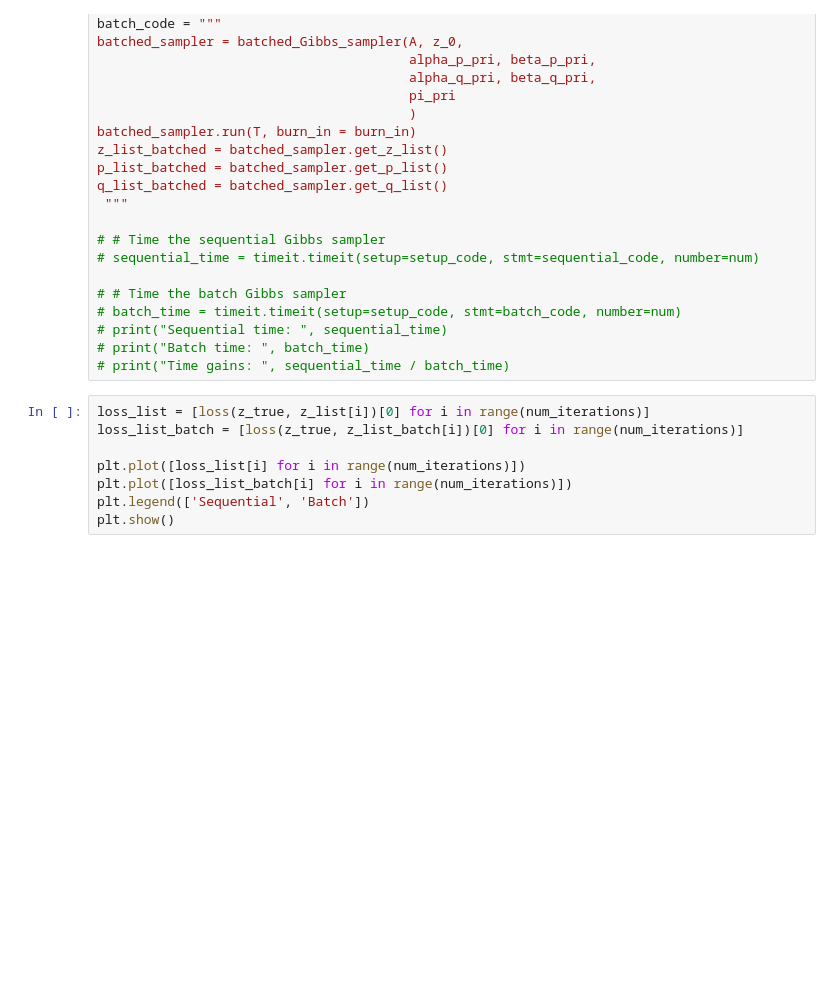
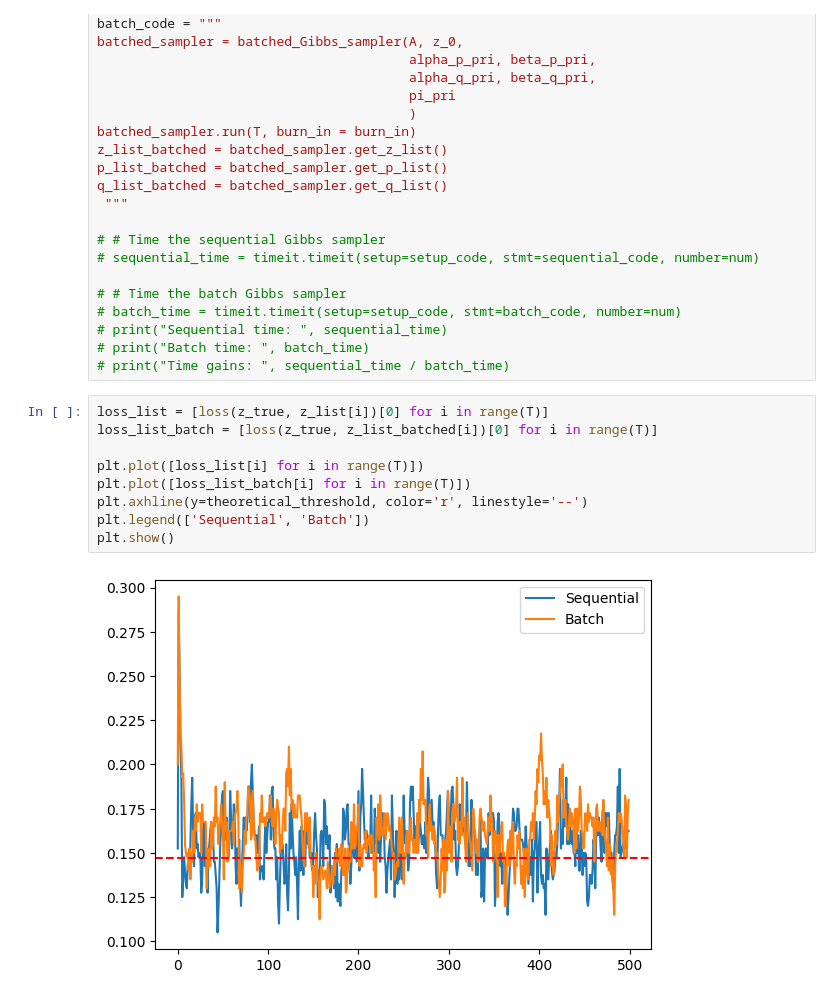
Before and after one commit to Fede-Testa/Batched-Gibbs-Sampling-for-Community-Detection-in-SBM, a Jupyter notebook: main.ipynb, the cells around one changed output. Saved outputs shown, nothing was run; the diff lists cells and outputs as text; blank space fills up the shorter version.

```diff
--- a/main.ipynb
+++ b/main.ipynb
@@ -210,10 +218,13 @@ q_list_batched = batched_sampler.get_q_list()
 # print("Batch time: ", batch_time)
 # print("Time gains: ", sequential_time / batch_time)
 # %%
-loss_list = [loss(z_true, z_list[i])[0] for i in range(num_iterations)]
-loss_list_batch = [loss(z_true, z_list_batch[i])[0] for i in range(num_iterations)]
+loss_list = [loss(z_true, z_list[i])[0] for i in range(T)]
+loss_list_batch = [loss(z_true, z_list_batched[i])[0] for i in range(T)]
 
-plt.plot([loss_list[i] for i in range(num_iterations)])
-plt.plot([loss_list_batch[i] for i in range(num_iterations)])
+plt.plot([loss_list[i] for i in range(T)])
+plt.plot([loss_list_batch[i] for i in range(T)])
+plt.axhline(y=theoretical_threshold, color='r', linestyle='--')
 plt.legend(['Sequential', 'Batch'])
 plt.show()
+# %% [output]
+[figure, added]
```
Also changed, not shown: parts of 13 cells of this notebook, 14 other files.
